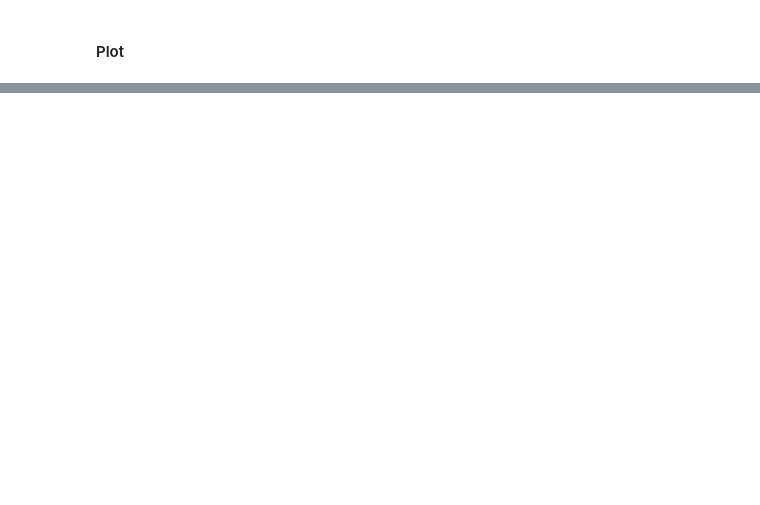
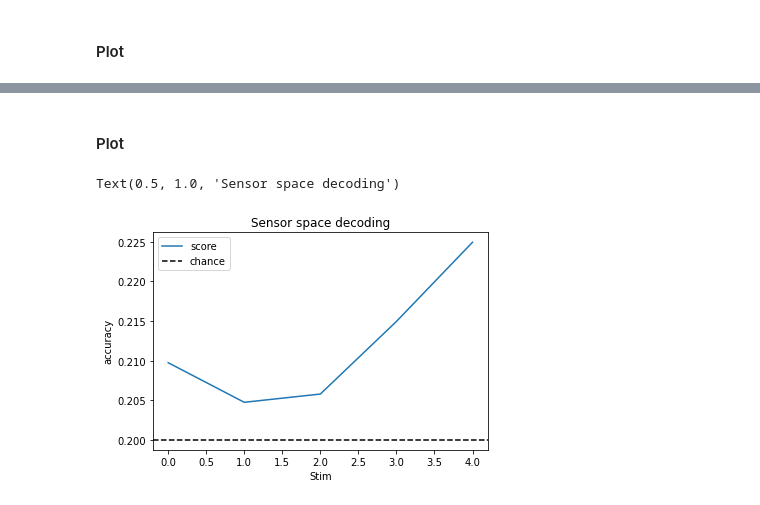
Before and after one commit to letitiayhho/eeg_pitch_tracking, a Jupyter notebook: scripts/test_decoding_from_coherences_the_naive_way.ipynb, the cells around one changed output, grey strips where cells are left out. Drawn from its saved outputs; the diff is of its cells as text; code cells hidden in the pictures; blank space fills up the shorter version.

Commit message:
Add scripts to decode from single-trial coherence values

```diff
--- a/scripts/test_decoding_from_coherences_the_naive_way.ipynb
+++ b/scripts/test_decoding_from_coherences_the_naive_way.ipynb
@@ -182,9 +205,8 @@ epoch_array = epochs.get_data()
 n_epochs = np.shape(epoch_array)[0]
 n_chans = np.shape(epoch_array)[1]
 n_stim = 5
-# n_freqs = 5
 
-X = np.zeros((3, n_chans, n_stim))
+X = np.zeros((n_epochs, n_chans, n_stim))
 
 for epoch in range(n_epochs):
     epoch_X = []
@@ -202,9 +224,9 @@ for epoch in range(n_epochs):
             # add to array
             X[epoch, channel, stim] = Cxy
 
-            break
-        break
-    break
+#             break
+#         break
+#     break
 # %% [markdown]
 #### Decode
 # %%
@@ -258,0 +328,28 @@ ax.set_title('Sensor space decoding')
+# %%
+n_stimuli = 5
+metric = 'accuracy'
+
+# clf = make_pipeline(
+#     StandardScaler(),
+#     LogisticRegression(solver = 'liblinear')
+# )
+
+clf = make_pipeline(Vectorizer(),
+                    LogisticRegression(solver='liblinear'))
+
+# clf = make_pipeline(Scaler(epochs.info),
+#                     Vectorizer(),
+#                     LogisticRegression(solver='liblinear'))
+
+print("Creating sliding estimators")
+time_decod = SlidingEstimator(clf)
+
+print("Fit estimators")
+scores = cross_val_multiscore(
+    time_decod,
+    X, # a trials x features x freq
+    y, # an (n_trials,) array of integer condition labels
+    cv = 5, # use stratified 5-fold cross-validation
+    n_jobs = -1, # use all available CPU cores
+)
+scores = np.mean(scores, axis = 0) # average across cv splits
@@ -258,0 +376,13 @@ ax.set_title('Sensor space decoding')
+# %% [markdown]
+#### Plot
+# %%
+fig, ax = plt.subplots()
+ax.plot(range(len(scores)), scores, label = 'score')
+ax.axhline(1/n_stimuli, color = 'k', linestyle = '--', label = 'chance')
+ax.set_xlabel('Stim')
+ax.set_ylabel(metric)  # Area Under the Curve
+ax.legend()
+ax.set_title('Sensor space decoding')
+# %% [output]
+Text(0.5, 1.0, 'Sensor space decoding')
+[figure, added]
```
Also changed, not shown: parts of 16 cells of this notebook, 11 other files.
